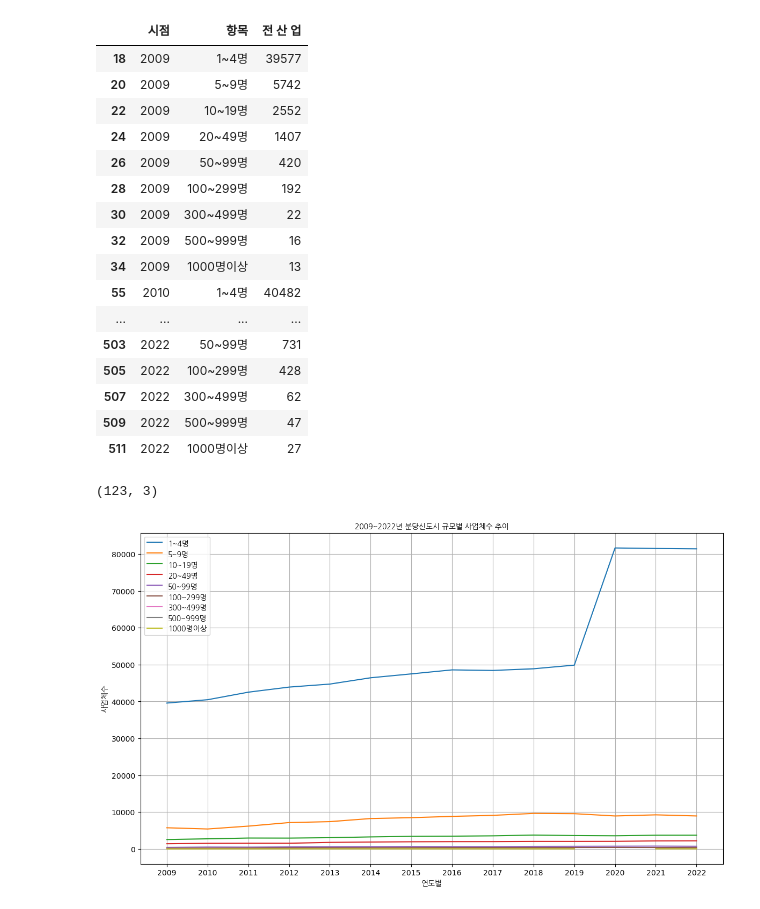
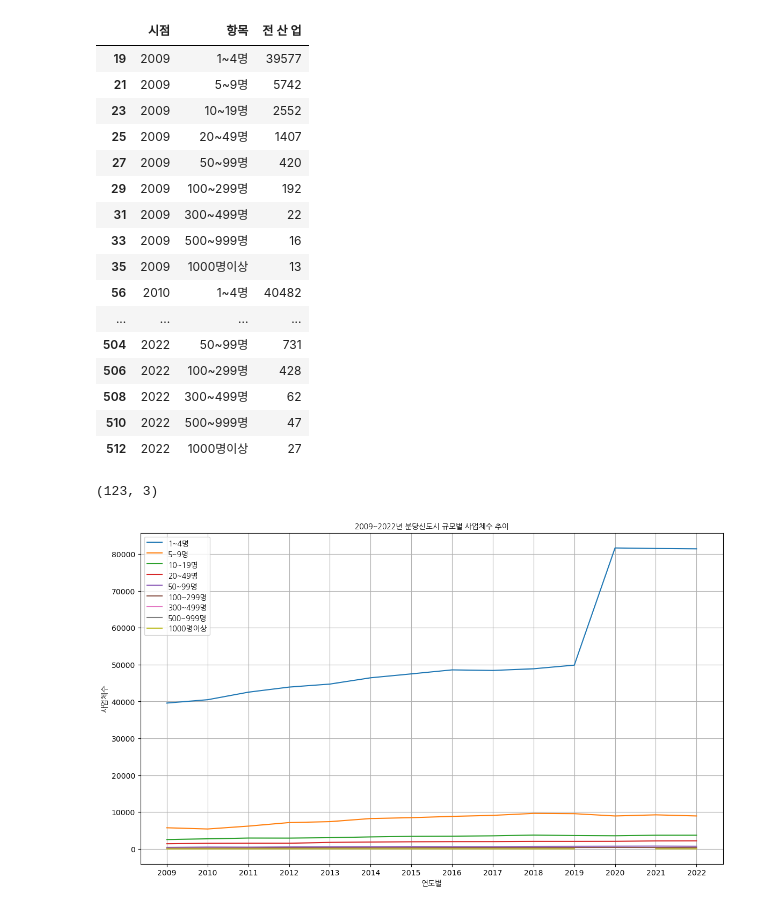
Before and after one commit to SnapishAgent/Ilsan-Investment-Insight, a Jupyter notebook: 일자리/사업체조사/성남시 산업체/seongnam_work_data.ipynb, the cells around one changed output. Saved outputs shown, nothing was run; the diff lists cells and outputs as text; code cells hidden in the pictures.

```diff
--- a/일자리/사업체조사/성남시 산업체/seongnam_work_data.ipynb
+++ b/일자리/사업체조사/성남시 산업체/seongnam_work_data.ipynb
@@ -29,14 +29,14 @@ for file_path in file_paths:
     dataframes.append(df)
 
 # 모든 데이터프레임을 하나로 합칩니다.
-combined_df = pd.concat(dataframes, ignore_index=True)
+seongnam_combined_df = pd.concat(dataframes, ignore_index=True)
 
 # '시점' 컬럼의 결측값을 이전 값으로 채웁니다.
-combined_df['시점'] = combined_df['시점'].fillna(method='ffill')
+seongnam_combined_df['시점'] = seongnam_combined_df['시점'].fillna(method='ffill')
 
 # 첫 번째 행을 헤더로 설정
-combined_df.columns = combined_df.iloc[0]
-combined_df = combined_df.drop(combined_df.index[0]).reset_index(drop=True)
+seongnam_combined_df.columns = seongnam_combined_df.iloc[0]
+combined_df = seongnam_combined_df.drop(seongnam_combined_df.index[0]).reset_index(drop=True)
 
 # 결과 데이터프레임을 출력합니다.
 # display(combined_df)
@@ -46,21 +46,21 @@ filter_items = ['종사자규모별-[1~4명]-사업체수 (개소)', '-[5~9명]-
                 '-[50~99명]-사업체수 (개소)', '-[100~299명]-사업체수 (개소)', '-[300~499명]-사업체수 (개소)', '-[500~999명]-사업체수 (개소)', '-[1,000명 이상]-사업체수 (개소)']
 
 # 데이터프레임 필터링
-combined_df.replace('-', 0, inplace=True)
-filtered_df = combined_df[combined_df['항목'].isin(filter_items)].fillna(0)
+seongnam_combined_df.replace('-', 0, inplace=True)
+seongnam_filtered_df = seongnam_combined_df[seongnam_combined_df['항목'].isin(filter_items)].fillna(0)
 
 # Remove '-' and '[사업체수]' and '(개)' from '항목' column
-filtered_df['항목'] = filtered_df['항목'].str.replace('-', '', regex=False)
-filtered_df['항목'] = filtered_df['항목'].str.replace('종사자규모별', '', regex=False)
-filtered_df['항목'] = filtered_df['항목'].str.replace('사업체수', '', regex=False)
-filtered_df['항목'] = filtered_df['항목'].str.replace('[', '', regex=False)
-filtered_df['항목'] = filtered_df['항목'].str.replace(']', '', regex=False)
-filtered_df['항목'] = filtered_df['항목'].str.replace('(개소)', '', regex=False)
-filtered_df['항목'] = filtered_df['항목'].str.replace(',', '', regex=False)
-filtered_df['항목'] = filtered_df['항목'].str.replace(' ', '', regex=False)
+seongnam_filtered_df['항목'] = seongnam_filtered_df['항목'].str.replace('-', '', regex=False)
+seongnam_filtered_df['항목'] = seongnam_filtered_df['항목'].str.replace('종사자규모별', '', regex=False)
+seongnam_filtered_df['항목'] = seongnam_filtered_df['항목'].str.replace('사업체수', '', regex=False)
+seongnam_filtered_df['항목'] = seongnam_filtered_df['항목'].str.replace('[', '', regex=False)
+seongnam_filtered_df['항목'] = seongnam_filtered_df['항목'].str.replace(']', '', regex=False)
+seongnam_filtered_df['항목'] = seongnam_filtered_df['항목'].str.replace('(개소)', '', regex=False)
+seongnam_filtered_df['항목'] = seongnam_filtered_df['항목'].str.replace(',', '', regex=False)
+seongnam_filtered_df['항목'] = seongnam_filtered_df['항목'].str.replace(' ', '', regex=False)
 
 # 필터링된 데이터프레임 출력
-display(filtered_df)
-display(filtered_df.shape)
+display(seongnam_filtered_df)
+display(seongnam_filtered_df.shape)
 # %% [output]
 |  | 시점 | 항목 | 전 산 업 | 농업 임업 및 어업 (01 ~ 03) | 농업 | 임업 | 광업 (05 ~ 08) | 석탄 원유 및 천연가스 광업 | ... |
@@ -79,31 +79,31 @@ display(filtered_df.shape)
 (123, 96)
 # %%
 # 각 행의 2번째 컬럼부터 끝까지의 값을 더한 합계를 새로운 컬럼 '합계'에 추가
-numeric_cols = filtered_df.select_dtypes(include='number').columns
-filtered_sum_df = filtered_df[['시점', '항목', '전 산 업']]
+numeric_cols = seongnam_filtered_df.select_dtypes(include='number').columns
+seongnam_filtered_sum_df = seongnam_filtered_df[['시점', '항목', '전 산 업']]
 
 # 필터링된 데이터프레임 출력
 with pd.option_context('display.max_rows', None, 'display.max_columns', None):
-    display(filtered_sum_df)
-display(filtered_sum_df.shape)
+    display(seongnam_filtered_sum_df)
+display(seongnam_filtered_sum_df.shape)
 # %% [output]
 |  | 시점 | 항목 | 전 산 업 |
-| 18 | 2009 | 1~4명 | 39577 |
-| 20 | 2009 | 5~9명 | 5742 |
-| 22 | 2009 | 10~19명 | 2552 |
-| 24 | 2009 | 20~49명 | 1407 |
-| 26 | 2009 | 50~99명 | 420 |
-| 28 | 2009 | 100~299명 | 192 |
-| 30 | 2009 | 300~499명 | 22 |
-| 32 | 2009 | 500~999명 | 16 |
-| 34 | 2009 | 1000명이상 | 13 |
-| 55 | 2010 | 1~4명 | 40482 |
+| 19 | 2009 | 1~4명 | 39577 |
+| 21 | 2009 | 5~9명 | 5742 |
+| 23 | 2009 | 10~19명 | 2552 |
+| 25 | 2009 | 20~49명 | 1407 |
+| 27 | 2009 | 50~99명 | 420 |
+| 29 | 2009 | 100~299명 | 192 |
+| 31 | 2009 | 300~499명 | 22 |
+| 33 | 2009 | 500~999명 | 16 |
+| 35 | 2009 | 1000명이상 | 13 |
+| 56 | 2010 | 1~4명 | 40482 |
 | ... | ... | ... | ... |
-| 503 | 2022 | 50~99명 | 731 |
-| 505 | 2022 | 100~299명 | 428 |
-| 507 | 2022 | 300~499명 | 62 |
-| 509 | 2022 | 500~999명 | 47 |
-| 511 | 2022 | 1000명이상 | 27 |
+| 504 | 2022 | 50~99명 | 731 |
+| 506 | 2022 | 100~299명 | 428 |
+| 508 | 2022 | 300~499명 | 62 |
+| 510 | 2022 | 500~999명 | 47 |
+| 512 | 2022 | 1000명이상 | 27 |
 (123, 3)
 # %%
 import matplotlib.pyplot as plt
```
Also changed, not shown: parts of 2 cells of this notebook, 3 other files.
